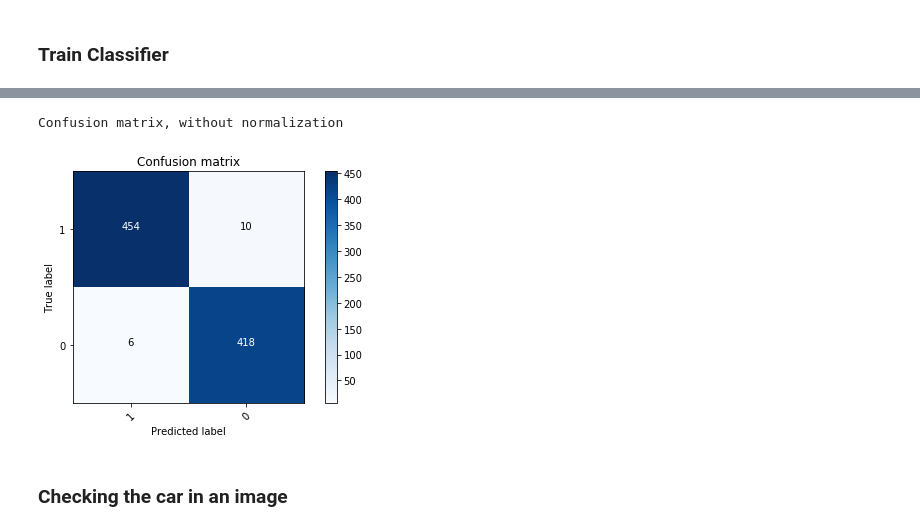
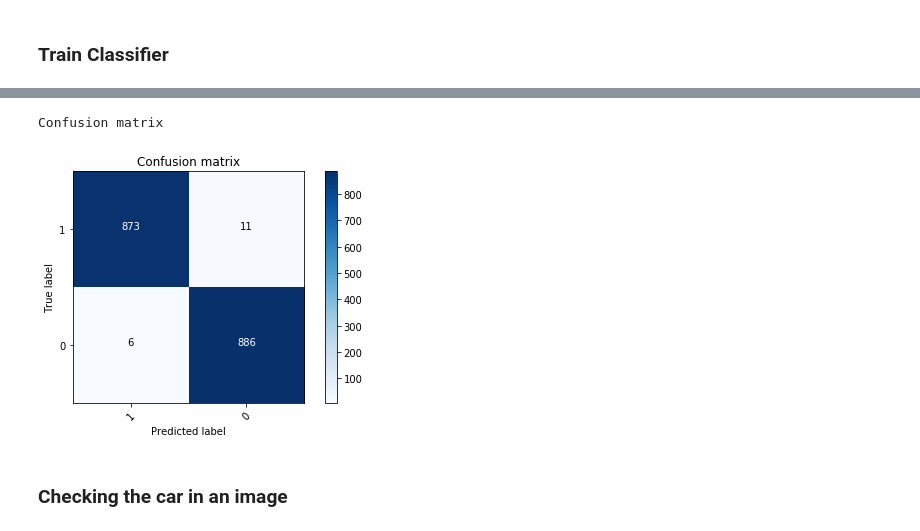
Before and after one commit to Keshav-Aggarwal/Simulator_Data, a Jupyter notebook: Untitled.ipynb, the cells around one changed output, grey strips where cells are left out. Saved outputs shown, nothing was run; the diff lists cells and outputs as text; code cells hidden in the pictures.

```diff
--- a/Untitled.ipynb
+++ b/Untitled.ipynb
@@ -49,13 +51,13 @@ data = np.vstack([vehicle, nonVehicle])
 label = np.hstack([y_label_vehicle, y_label_nonVehicle])
 # %%
 from sklearn.model_selection import train_test_split
-X_train, X_test, y_train, y_test = train_test_split(data, label, test_size=0.05, shuffle = True)
+X_train, X_test, y_train, y_test = train_test_split(data, label, test_size=0.1, shuffle = True, random_state=43)
 # %% [markdown]
 #### Generate Features
 # %%
 #UTILITY FUNCTIONS
 def hogR(img,pix_per_cell = 16, cell_per_block = 2, orient = 11):
-    hg = hog(img, orientations=orient,pixels_per_cell=(pix_per_cell, pix_per_cell), cells_per_block=(cell_per_block, cell_per_block), visualise=False, feature_vector=True)
+    hg = hog(img, orientations=orient, pixels_per_cell=(pix_per_cell, pix_per_cell), cells_per_block=(cell_per_block, cell_per_block), visualise=False, feature_vector=True)
     return hg
 
 def hogFeatures(data):
@@ -76,7 +78,7 @@ def histogram(data):
 def bin_spatial(data):
     return (cv2.resize(data, (32, 32)).ravel())
 
-def scaling(data, stdscl, fit = True):
+def scaling(data, stdscl, fit = False):
     if(fit == True):
         stdscl.fit(data)
     return stdscl.transform(data), stdscl
@@ -93,7 +95,7 @@ def transform(imgs, pc, pcfit, std, stdfit):
         img = cv2.cvtColor(img, cv2.COLOR_RGB2HLS)
         feature = []
         feature.append(histogram(img))
-        feature.append(bin_spatial(img))
+#         feature.append(bin_spatial(img))
         feature.append(hogFeatures(img))
 
         features.append(np.concatenate(np.array(feature)))
@@ -122,7 +122,7 @@ Dimension of the extracted featrues is  (16872, 10)
 # %%
 %time
 from sklearn.ensemble import ExtraTreesClassifier
-treeClf = ExtraTreesClassifier(n_estimators=20)
+treeClf = ExtraTreesClassifier(n_estimators=500)
 treeClf.fit(features_extracted, y_train)
 # %% [output]
 Wall time: 0 ns
@@ -135,8 +135,8 @@ ExtraTreesClassifier(bootstrap=False, class_weight=None, criterion='gini',
 # %%
 %%time
 from sklearn.svm import LinearSVC
-classifier = LinearSVC(verbose=5)
+classifier = LinearSVC()
 parameters = {'C':[1]}
-clf = grid_search.GridSearchCV(classifier, parameters, verbose=5)
+clf = grid_search.GridSearchCV(classifier, parameters, cv=5, verbose=5)
 clf.fit(features_extracted, y_train)
 # %% [output]
@@ -162,36 +164,30 @@ print(clf.score(test_features, y_test))
 # %%
-def plot_confusion_matrix(cm, classes,normalize=False,title='Confusion matrix',cmap=plt.cm.Blues):
-    if normalize:
-        cm = cm.astype('float') / cm.sum(axis=1)[:, np.newaxis]
-        print("Normalized confusion matrix")
-    else:
-        print('Confusion matrix, without normalization')
+def plot_confusion_matrix(cm, classes,title='Confusion matrix',cmap=plt.cm.Blues):
+    print('Confusion matrix')
 
     plt.imshow(cm, interpolation='nearest', cmap=cmap)
     plt.title(title)
     plt.colorbar()
     tick_marks = np.arange(len(classes))
     plt.xticks(tick_marks, classes, rotation=45)
     plt.yticks(tick_marks, classes)
 
-    fmt = '.2f' if normalize else 'd'
+    fmt = 'd'
     thresh = cm.max() / 2.
     for i, j in itertools.product(range(cm.shape[0]), range(cm.shape[1])):
-        plt.text(j, i, format(cm[i, j], fmt),
-                 horizontalalignment="center",
-                 color="white" if cm[i, j] > thresh else "black")
+        plt.text(j, i, format(cm[i, j], fmt), horizontalalignment="center", color="white" if cm[i, j] > thresh else "black")
 
     plt.tight_layout()
     plt.ylabel('True label')
     plt.xlabel('Predicted label')
 
 y_pred = clf.predict(test_features)
 cm = confusion_matrix(y_test, y_pred)
 
-plot_confusion_matrix(cm, y_label_class, False)
+plot_confusion_matrix(cm, y_label_class)
 # %% [output]
-Confusion matrix, without normalization
+Confusion matrix
-[figure, old version]
+[figure, new version]
 # %% [markdown]
 ### Checking the car in an image
 # %%
```
Also changed, not shown: parts of 17 cells of this notebook, 4 other files.
